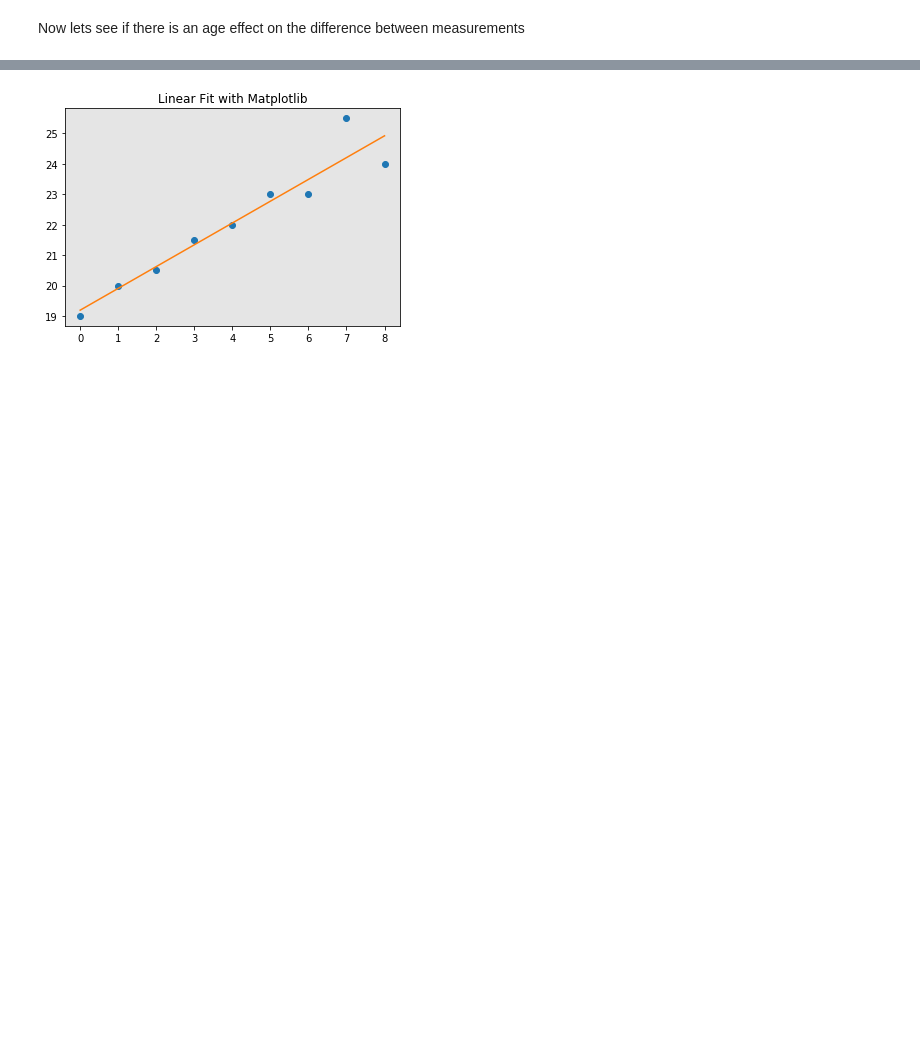
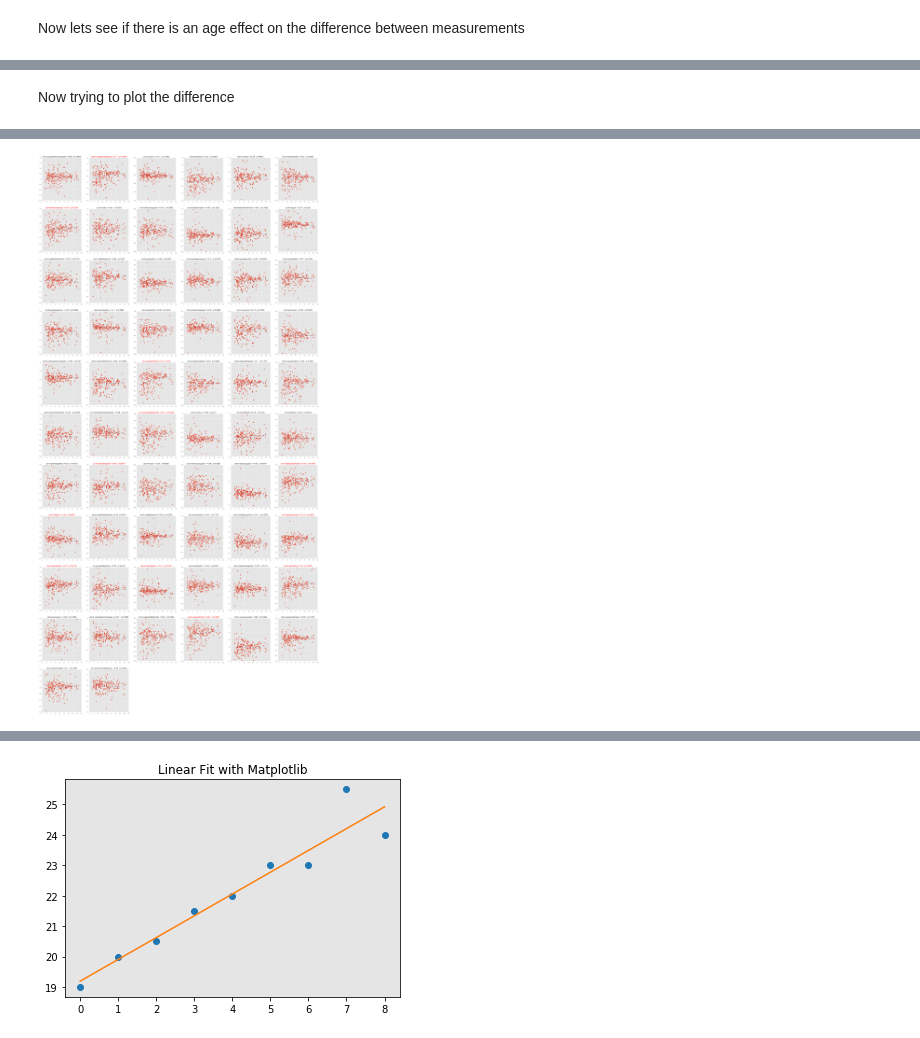
Before and after one commit to engfranco/vnav_paper, a Jupyter notebook: age_cortical_thickness/organize_data.ipynb, the cells around one changed output, grey strips where cells are left out. Saved outputs shown, nothing was run; the diff lists cells and outputs as text; code cells hidden in the pictures; blank space fills up the shorter version.

```diff
--- a/age_cortical_thickness/organize_data.ipynb
+++ b/age_cortical_thickness/organize_data.ipynb
@@ -306,0 +286,68 @@ Age
+# %% [markdown]
+Now trying to plot the difference
+# %%
+# Learn about API authentication here: https://plot.ly/python/getting-started
+# Find your api_key here: https://plot.ly/settings/api
+
+import plotly.plotly as py
+import plotly.graph_objs as go
+
+# MatPlotlib
+import matplotlib.pyplot as plt
+from matplotlib import pylab
+
+# Scientific libraries
+from numpy import arange,array,ones
+from scipy import stats
+
+num = 32
+
+age = np.array(all_male['Age'])
+#plt.style.use('seaborn')
+plt.style.use('ggplot')
+
+#fig = go.Figure()
+
+fig = plt.figure(figsize=(40, 78))
+
+for num in np.r_[0: len(column_names)]:
+    diff = np.array(cortical_thickness_diff_male[column_names[num]])
+    #diff = np.array(cortical_thickness_diff_male[name])
+
+    slope, intercept, r_value, p_value, std_err = stats.linregress(age,diff)
+
+    #line = slope*age+intercept
+
+    fit = np.polyfit(age,diff,2)
+    fit_fn = np.poly1d(fit)
+
+    plt.subplot(11, 6 , num+1 )
+    plt.plot(age,diff, 'o', np.sort(age), fit_fn(np.sort(age)), '--')
+    ax = plt.gca()
+    #ax.set_facecolor((0.898, 0.898, 0.898))
+
+    #plt.subplot(11, 6 , num+1 )
+    #plt.plot(age,diff,'o', age, line)
+    if p_value<0.05:
+        plt.title(column_names[num] + "  r=" + str(np.around(r_value, decimals=2)) + "   p=" + str(np.around(p_value, decimals=4)),color='r')
+
+    else:
+        plt.title(column_names[num] + "  r=" + str(np.around(r_value, decimals=2)) + "   p=" + str(np.around(p_value, decimals=4)))
+
+
+    #ax = plt.gca()
+    #ax.set_facecolor((0.898, 0.898, 0.898))
+    #fig = plt.gcf()
+
+
+plt.savefig("bubbleplot.png", transparent=True, dpi=120)
+#fig.write_image("fig1.png")
+#py.plot_mpl(fig, filename='linear-Fit-with-matplotlib')
+
+print(r_value)
+print(p_value)
+
+
+print(len(column_names))
+print(fit_fn(age))
+# %% [output]
@@ -306,0 +371 @@ Age
+[figure, added]
```
Also changed, not shown: parts of 8 cells of this notebook, 2 other files.
